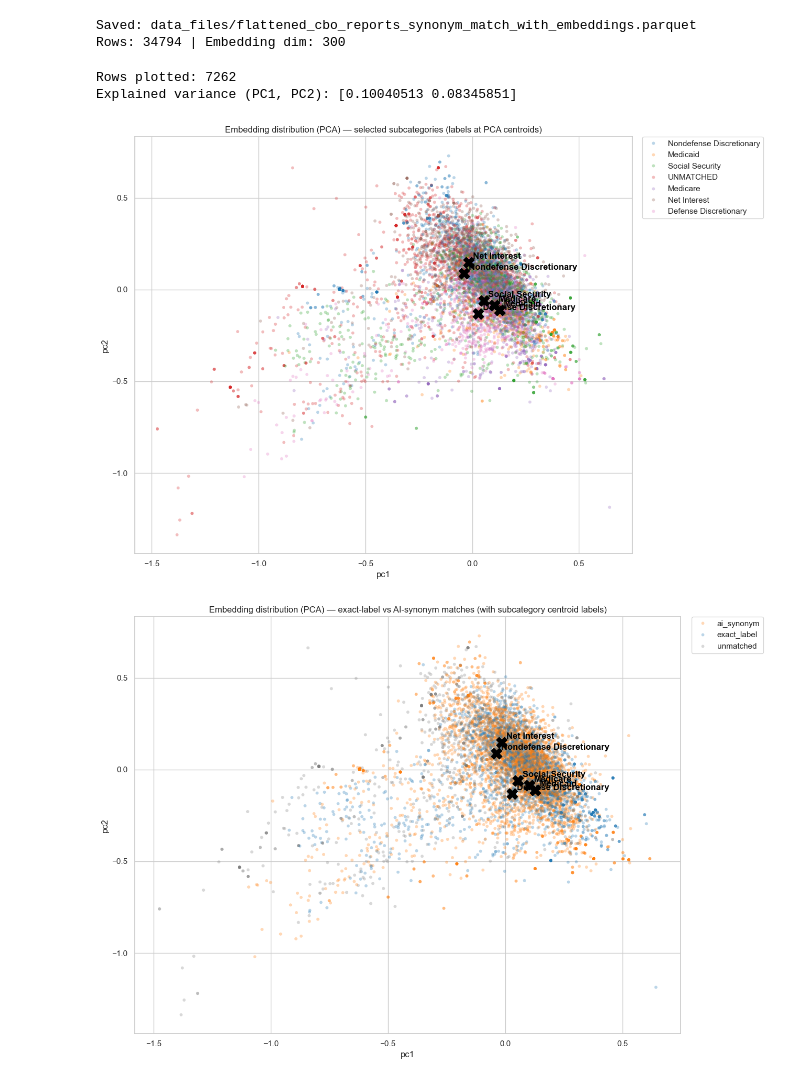
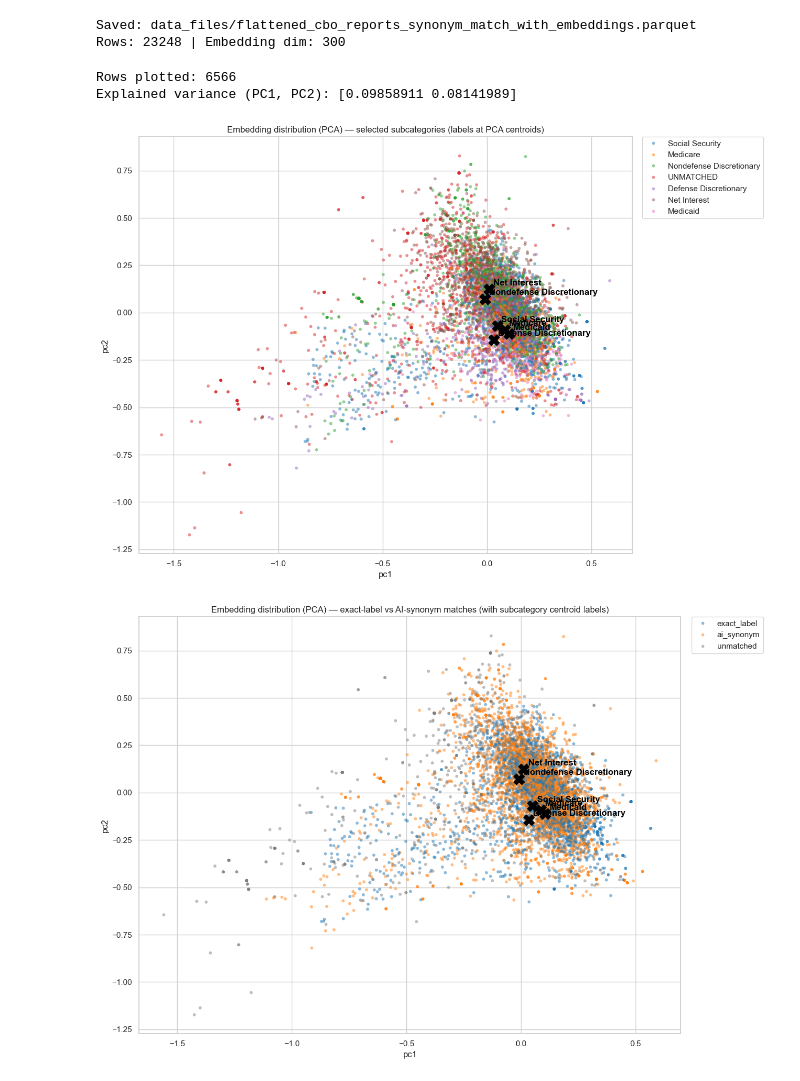
Before and after one commit to tnguye27/projection-uncertainty, a Jupyter notebook: 04_summary_statistics.ipynb, the cells around one changed output. Drawn from its saved outputs; the diff is of its cells as text; code cells hidden in the pictures.

Commit message:
Update 04_summary_statistics.ipynb
Change the ALPHA level to 0.5 for easier distinguishing the dots in plot 1 and 2

```diff
--- a/04_summary_statistics.ipynb
+++ b/04_summary_statistics.ipynb
@@ -5,7 +5,7 @@ import pandas as pd
 import numpy as np
 
 PARQUET_FILE = "data_files/flattened_cbo_reports_synonym_match.parquet"   # <-- use the synonym-match parquet
-SYNONYM_JSON = "data_files/subcategory_synonyms.json"                    # <-- where synonyms were saved
+SYNONYM_JSON = "data_files/subcategory_synonyms_word2vec.json"                    # <-- where synonyms were saved
 
 TARGETS = {"Social Security", "Medicaid", "Medicare"}
 
@@ -214,7 +214,7 @@ print(f"Saved: {OUT_PARQUET}")
 print("Rows:", len(df), "| Embedding dim:", vector_size)
 # %% [output]
 Saved: data_files/flattened_cbo_reports_synonym_match_with_embeddings.parquet
-Rows: 34794 | Embedding dim: 300
+Rows: 23248 | Embedding dim: 300
 # %%
 import numpy as np
 import pandas as pd
@@ -245,7 +245,7 @@ INCLUDE_UNMATCHED = True
 MAX_PER_SUBCATEGORY = 1200
 RANDOM_STATE = 1
 
-ALPHA = 0.30
+ALPHA = 0.50
 POINT_SIZE = 18
 
 # centroid label placement
@@ -375,34 +375,34 @@ palette2 = {
     "unmatched":   "#7f7f7f",
 }
 
 sns.scatterplot(
     data=plot_df,
     x="pc1", y="pc2",
     hue="match_type",
     palette=palette2,
     alpha=ALPHA,
     s=POINT_SIZE,
     linewidth=0
 )
 
 if SHOW_SUBCATEGORY_LABELS:
     for _, r in cent2d.iterrows():
         plt.scatter(r["pc1"], r["pc2"], s=220, c="black", marker="X", zorder=5)
         plt.text(
             r["pc1"] + 0.02, r["pc2"] + 0.02,
             r["subcategory_plot"],
             fontsize=LABEL_FONT_SIZE,
             weight="bold",
             color="black",
             zorder=6
         )
 
 plt.title("Embedding distribution (PCA) — exact-label vs AI-synonym matches (with subcategory centroid labels)")
 plt.legend(bbox_to_anchor=(1.02, 1), loc="upper left", borderaxespad=0)
 plt.tight_layout()
 plt.show()
 # %% [output]
-Rows plotted: 7262
-Explained variance (PC1, PC2): [0.10040513 0.08345851]
+Rows plotted: 6566
+Explained variance (PC1, PC2): [0.09858911 0.08141989]
-[figure, old version]
+[figure, new version]
-[figure, old version]
+[figure, new version]
```
Also changed, not shown: parts of 1 cell of this notebook.
